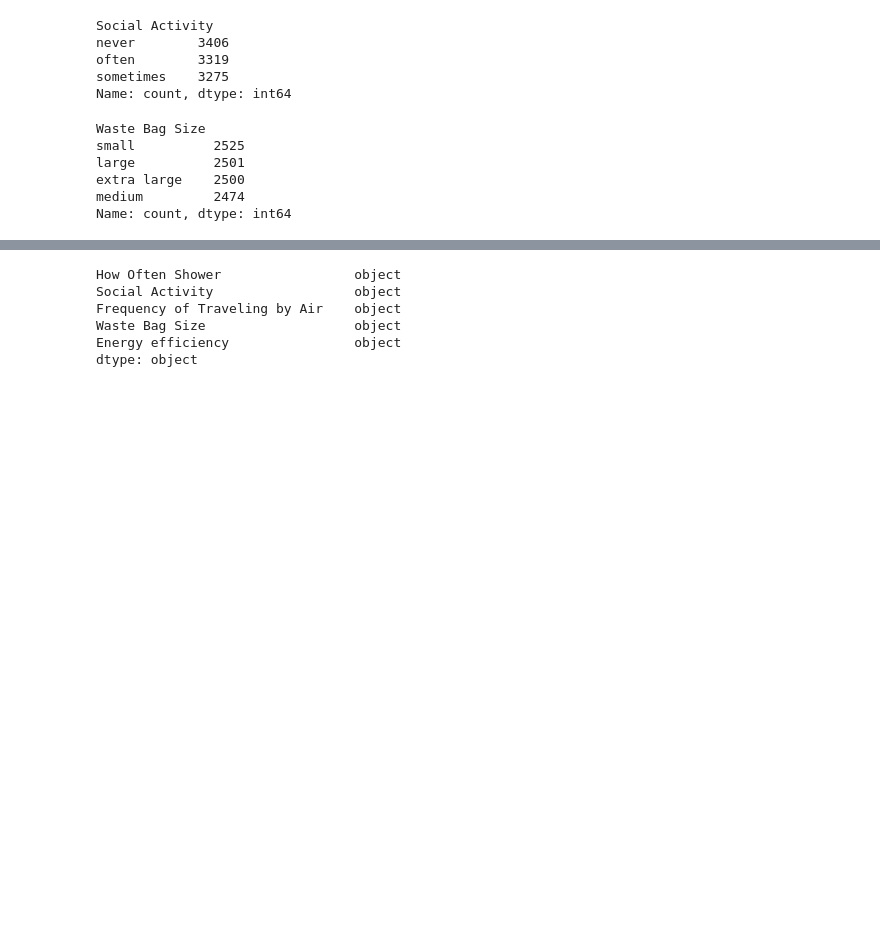
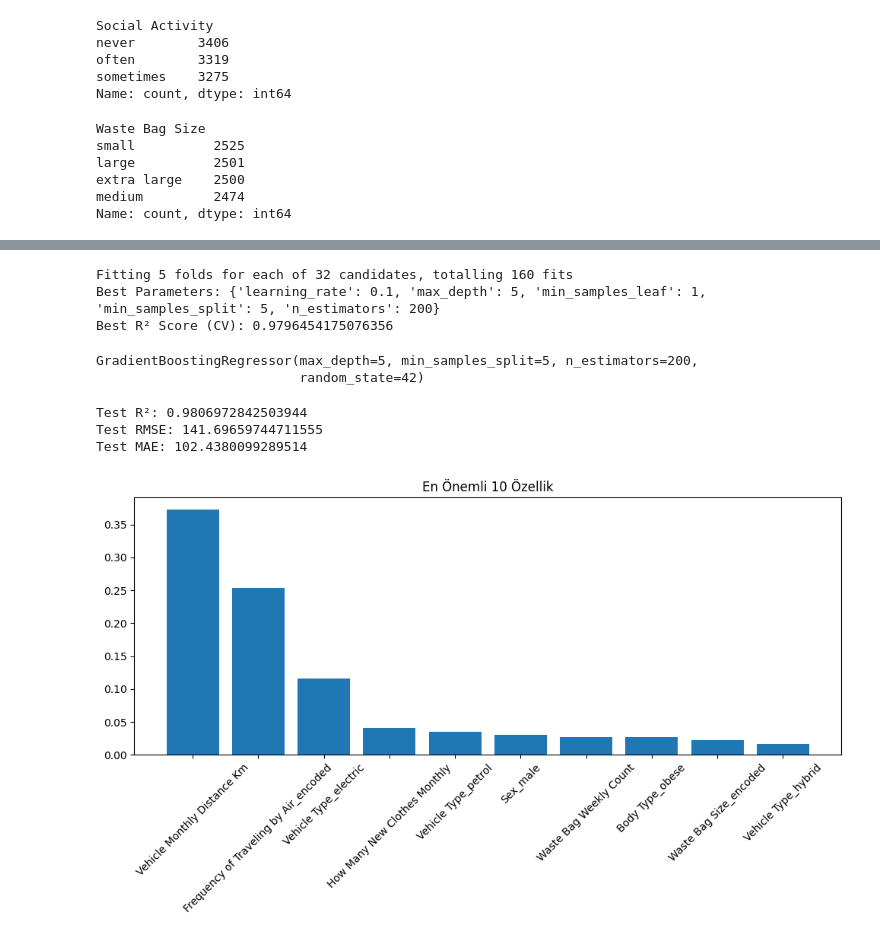
Before and after one commit to aycariko/AirRoute_Optimizer, a Jupyter notebook: Carbon_Emission.ipynb, the cells around one changed output, grey strips where cells are left out. Saved outputs shown, nothing was run; the diff lists cells and outputs as text; code cells hidden in the pictures; blank space fills up the shorter version.

```diff
--- a/Carbon_Emission.ipynb
+++ b/Carbon_Emission.ipynb
@@ -276,9 +285,64 @@ ValueError: Cannot have number of splits n_splits=10 greater than the number of
-# %%
-print(X_train.dtypes[X_train.dtypes == 'object'])
-# %% [output]
-How Often Shower                 object
-Social Activity                  object
-Frequency of Traveling by Air    object
-Waste Bag Size                   object
-Energy efficiency                object
-dtype: object
+# %%
+from sklearn.model_selection import GridSearchCV
+from sklearn.ensemble import GradientBoostingRegressor
+
+# Grid aralığını sade tut!
+param_grid = {
+    'n_estimators': [100, 200],
+    'learning_rate': [0.05, 0.1],
+    'max_depth': [3, 5],
+    'min_samples_split': [2, 5],
+    'min_samples_leaf': [1, 2]
+}
+
+grid_search = GridSearchCV(
+    GradientBoostingRegressor(random_state=42),
+    param_grid=param_grid,
+    cv=5,
+    scoring='r2',
+    n_jobs=-1,
+    verbose=1
+)
+
+grid_search.fit(X_train, y_train)
+
+print("Best Parameters:", grid_search.best_params_)
+print("Best R² Score (CV):", grid_search.best_score_)
+# %% [output]
+Fitting 5 folds for each of 32 candidates, totalling 160 fits
+Best Parameters: {'learning_rate': 0.1, 'max_depth': 5, 'min_samples_leaf': 1, 'min_samples_split': 5, 'n_estimators': 200}
+Best R² Score (CV): 0.9796454175076356
+# %%
+best_model = GradientBoostingRegressor(**grid_search.best_params_, random_state=42)
+best_model.fit(X_train, y_train)
+# %% [output]
+GradientBoostingRegressor(max_depth=5, min_samples_split=5, n_estimators=200,
+                          random_state=42)
+# %%
+y_pred = best_model.predict(X_test)
+
+from sklearn.metrics import r2_score, mean_squared_error, mean_absolute_error
+import numpy as np
+
+print("Test R²:", r2_score(y_test, y_pred))
+print("Test RMSE:", np.sqrt(mean_squared_error(y_test, y_pred)))
+print("Test MAE:", mean_absolute_error(y_test, y_pred))
+# %% [output]
+Test R²: 0.9806972842503944
+Test RMSE: 141.69659744711555
+Test MAE: 102.4380099289514
+# %%
+import matplotlib.pyplot as plt
+
+importances = final_model.feature_importances_
+features = X_train.columns
+sorted_idx = np.argsort(importances)[::-1]
+
+plt.figure(figsize=(10, 6))
+plt.bar(range(10), importances[sorted_idx][:10], align="center")
+plt.xticks(range(10), [features[i] for i in sorted_idx[:10]], rotation=45)
+plt.title("En Önemli 10 Özellik")
+plt.tight_layout()
+plt.show()
+# %% [output]
+[figure, added]
```
Also changed, not shown: parts of 3 cells of this notebook.
